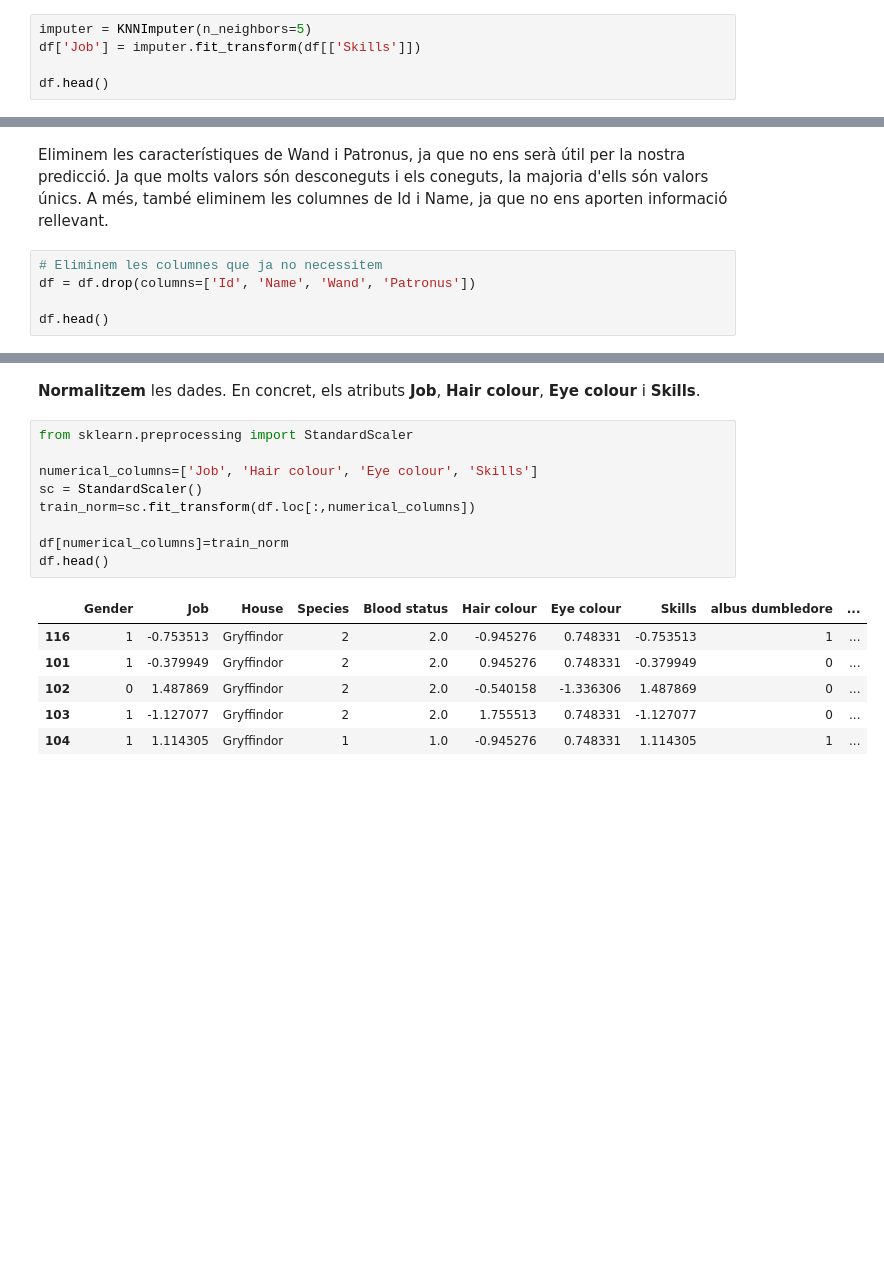
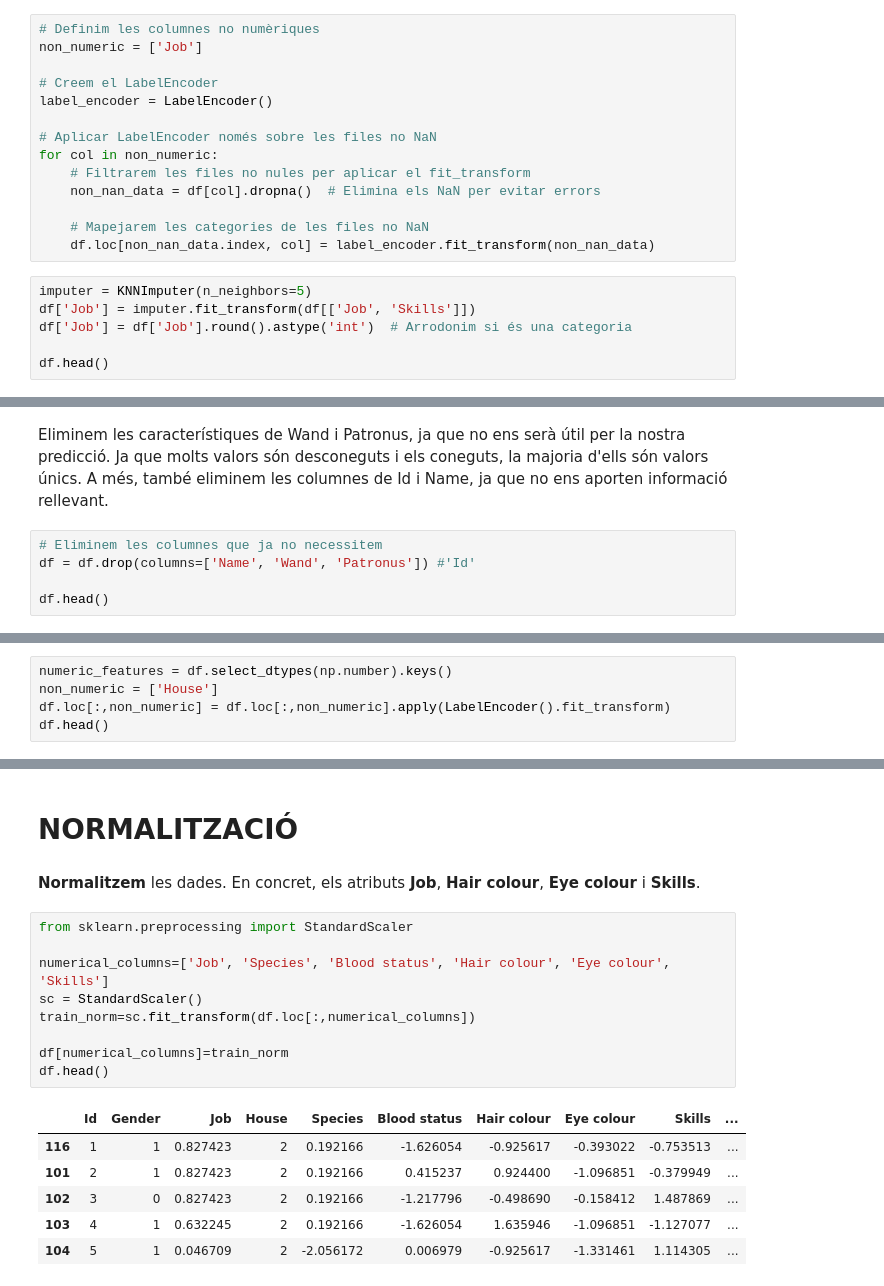
Before and after one commit to HelenaBoneu/HarryPotter, a Jupyter notebook: Harry_Potter.ipynb, the cells around one changed output, grey strips where cells are left out. Drawn from its saved outputs; the diff is of its cells as text; blank space fills up the shorter version.

Commit message:
Commit Data Visualization

```diff
--- a/Harry_Potter.ipynb
+++ b/Harry_Potter.ipynb
@@ -903,7 +984,22 @@ df.head()
 5 rows × 21 columns
+# %%
+# Definim les columnes no numèriques
+non_numeric = ['Job']
+
+# Creem el LabelEncoder
+label_encoder = LabelEncoder()
+
+# Aplicar LabelEncoder només sobre les files no NaN
+for col in non_numeric:
+    # Filtrarem les files no nules per aplicar el fit_transform
+    non_nan_data = df[col].dropna()  # Elimina els NaN per evitar errors
+
+    # Mapejarem les categories de les files no NaN
+    df.loc[non_nan_data.index, col] = label_encoder.fit_transform(non_nan_data)
 # %%
 imputer = KNNImputer(n_neighbors=5)
-df['Job'] = imputer.fit_transform(df[['Skills']])
+df['Job'] = imputer.fit_transform(df[['Job', 'Skills']])
+df['Job'] = df['Job'].round().astype('int')  # Arrodonim si és una categoria
 
 df.head()
 # %% [output]
@@ -935,7 +1033,7 @@ dtype: int64
 Eliminem les característiques de Wand i Patronus, ja que no ens serà útil per la nostra predicció. Ja que molts valors són desconeguts i els coneguts, la majoria d'ells són valors únics. A més, també eliminem les columnes de Id i Name, ja que no ens aporten informació rellevant.
 # %%
 # Eliminem les columnes que ja no necessitem
-df = df.drop(columns=['Id', 'Name', 'Wand', 'Patronus'])
+df = df.drop(columns=['Name', 'Wand', 'Patronus']) #'Id'
 
 df.head()
 # %% [output]
@@ -947,0 +1179,5 @@ df.head()
+# %%
+numeric_features = df.select_dtypes(np.number).keys()
+non_numeric = ['House']
+df.loc[:,non_numeric] = df.loc[:,non_numeric].apply(LabelEncoder().fit_transform)
+df.head()
@@ -948,18 +1207,20 @@ df.head()
+# %% [markdown]
+# NORMALITZACIÓ
 # %% [markdown]
 **Normalitzem** les dades. En concret, els atributs **Job**, **Hair colour**, **Eye colour** i **Skills**.
 # %%
 from sklearn.preprocessing import StandardScaler
 
-numerical_columns=['Job', 'Hair colour', 'Eye colour', 'Skills']
+numerical_columns=['Job', 'Species', 'Blood status', 'Hair colour', 'Eye colour', 'Skills']
 sc = StandardScaler()
 train_norm=sc.fit_transform(df.loc[:,numerical_columns])
 
 df[numerical_columns]=train_norm
 df.head()
 # %% [output]
-|  | Gender | Job | House | Species | Blood status | Hair colour | Eye colour | Skills | albus dumbledore | ... |
-| 116 | 1 | -0.753513 | Gryffindor | 2 | 2.0 | -0.945276 | 0.748331 | -0.753513 | 1 | ... |
-| 101 | 1 | -0.379949 | Gryffindor | 2 | 2.0 | 0.945276 | 0.748331 | -0.379949 | 0 | ... |
-| 102 | 0 | 1.487869 | Gryffindor | 2 | 2.0 | -0.540158 | -1.336306 | 1.487869 | 0 | ... |
-| 103 | 1 | -1.127077 | Gryffindor | 2 | 2.0 | 1.755513 | 0.748331 | -1.127077 | 0 | ... |
-| 104 | 1 | 1.114305 | Gryffindor | 1 | 1.0 | -0.945276 | 0.748331 | 1.114305 | 1 | ... |
+|  | Id | Gender | Job | House | Species | Blood status | Hair colour | Eye colour | Skills | ... |
+| 116 | 1 | 1 | 0.827423 | 2 | 0.192166 | -1.626054 | -0.925617 | -0.393022 | -0.753513 | ... |
+| 101 | 2 | 1 | 0.827423 | 2 | 0.192166 | 0.415237 | 0.924400 | -1.096851 | -0.379949 | ... |
+| 102 | 3 | 0 | 0.827423 | 2 | 0.192166 | -1.217796 | -0.498690 | -0.158412 | 1.487869 | ... |
+| 103 | 4 | 1 | 0.632245 | 2 | 0.192166 | -1.626054 | 1.635946 | -1.096851 | -1.127077 | ... |
+| 104 | 5 | 1 | 0.046709 | 2 | -2.056172 | 0.006979 | -0.925617 | -1.331461 | 1.114305 | ... |
```
Also changed, not shown: parts of 39 cells of this notebook.
